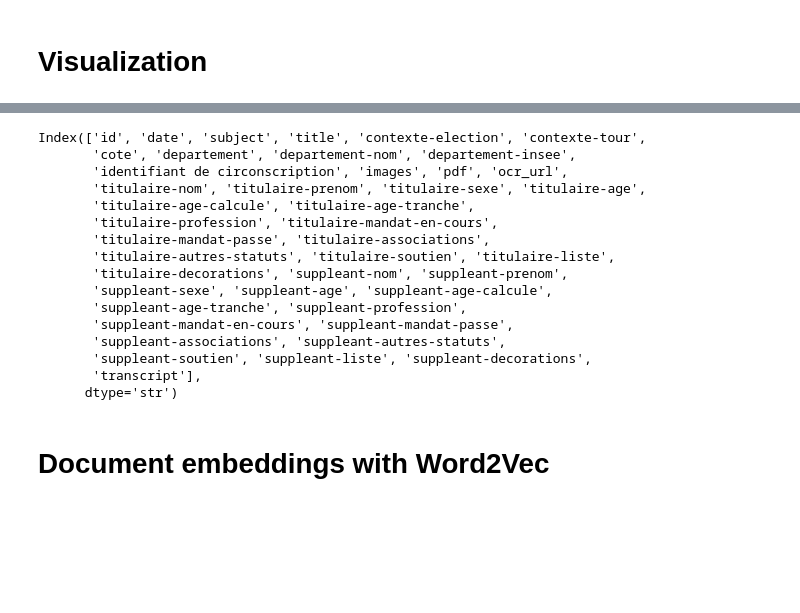
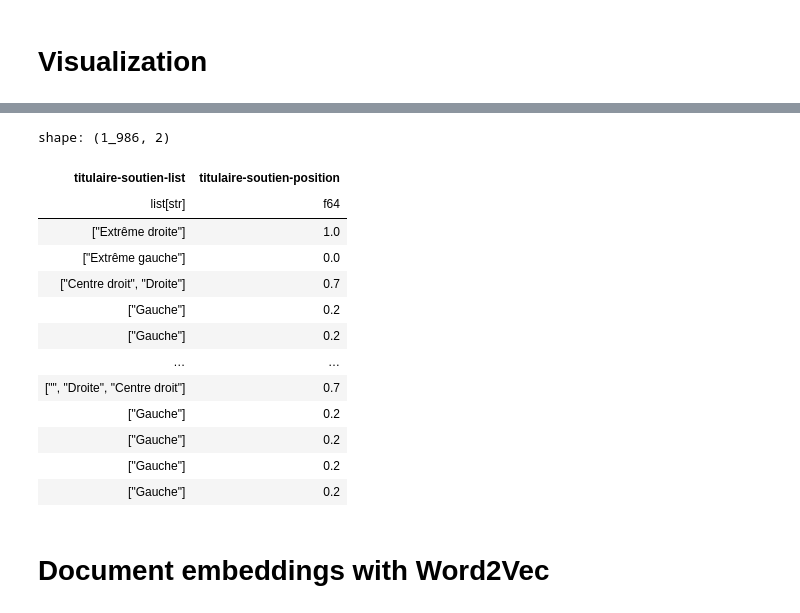
Before and after one commit to slithiaote/2026_NLP_project, a Jupyter notebook: Visualization.ipynb, the cells around one changed output, grey strips where cells are left out. Saved outputs shown, nothing was run; the diff lists cells and outputs as text; code cells hidden in the pictures; blank space fills up the shorter version.

```diff
--- a/Visualization.ipynb
+++ b/Visualization.ipynb
@@ -90,8 +76,7 @@ np.int64(2903)
 # %%
 # On introduit un index de position
 index_position = {
-    'Extrême droite' : 1,    'Droite' : 0.8,
+    'Extrême droite' : 1.,    'Droite' : 0.8,
     'Centre droit' : 0.6,    'Centre gauche' : 0.4,
-    'Gauche' : 0.2, 'Extrême gauche':0, 'Centre':0.5, 'Verts':0.4, '':None
+    'Gauche' : 0.2, 'Extrême gauche':0., 'Centre':0.5, 'Verts':0.4, '':None
 }
-csv1988_exploded['titulaire-soutien-position'] = csv1988_exploded['titulaire-soutien'].replace(index_position)
@@ -202,22 +83,30 @@ csv1988['titulaire-soutien'] = csv1988['titulaire-soutien'].replace(corrections_
-# %%
-csv1988.columns
-# %% [output]
-Index(['id', 'date', 'subject', 'title', 'contexte-election', 'contexte-tour',
-       'cote', 'departement', 'departement-nom', 'departement-insee',
-       'identifiant de circonscription', 'images', 'pdf', 'ocr_url',
-       'titulaire-nom', 'titulaire-prenom', 'titulaire-sexe', 'titulaire-age',
-       'titulaire-age-calcule', 'titulaire-age-tranche',
-       'titulaire-profession', 'titulaire-mandat-en-cours',
-       'titulaire-mandat-passe', 'titulaire-associations',
-       'titulaire-autres-statuts', 'titulaire-soutien', 'titulaire-liste',
-       'titulaire-decorations', 'suppleant-nom', 'suppleant-prenom',
-       'suppleant-sexe', 'suppleant-age', 'suppleant-age-calcule',
-       'suppleant-age-tranche', 'suppleant-profession',
-       'suppleant-mandat-en-cours', 'suppleant-mandat-passe',
-       'suppleant-associations', 'suppleant-autres-statuts',
-       'suppleant-soutien', 'suppleant-liste', 'suppleant-decorations',
-       'transcript'],
-      dtype='str')
+# %%
+df = pl.read_parquet("df_gliner_full.parquet").with_columns(
+    pl.col("titulaire-soutien")
+        .str.split(";")
+        .map_elements(lambda l: l.replace_strict(corrections,default="").unique(), pl.List(pl.String))
+        .alias("titulaire-soutien-list")
+).with_columns(
+    pl.col("titulaire-soutien-list")
+        .map_elements(lambda l: l.replace_strict(index_position,default=float("nan")).mean(), pl.Float64)
+        .alias("titulaire-soutien-position")
+).filter(pl.col("titulaire-soutien-position").is_not_null())
+df.select(pl.col("titulaire-soutien-list"),pl.col("titulaire-soutien-position"))
+# %% [output]
+shape: (1_986, 2)
+| titulaire-soutien-list | titulaire-soutien-position |
+| list[str] | f64 |
+| ["Extrême droite"] | 1.0 |
+| ["Extrême gauche"] | 0.0 |
+| ["Centre droit", "Droite"] | 0.7 |
+| ["Gauche"] | 0.2 |
+| ["Gauche"] | 0.2 |
+| … | … |
+| ["", "Droite", "Centre droit"] | 0.7 |
+| ["Gauche"] | 0.2 |
+| ["Gauche"] | 0.2 |
+| ["Gauche"] | 0.2 |
+| ["Gauche"] | 0.2 |
 # %% [markdown]
 # Document embeddings with Word2Vec
 # %%
```
Also changed, not shown: parts of 72 cells of this notebook.
